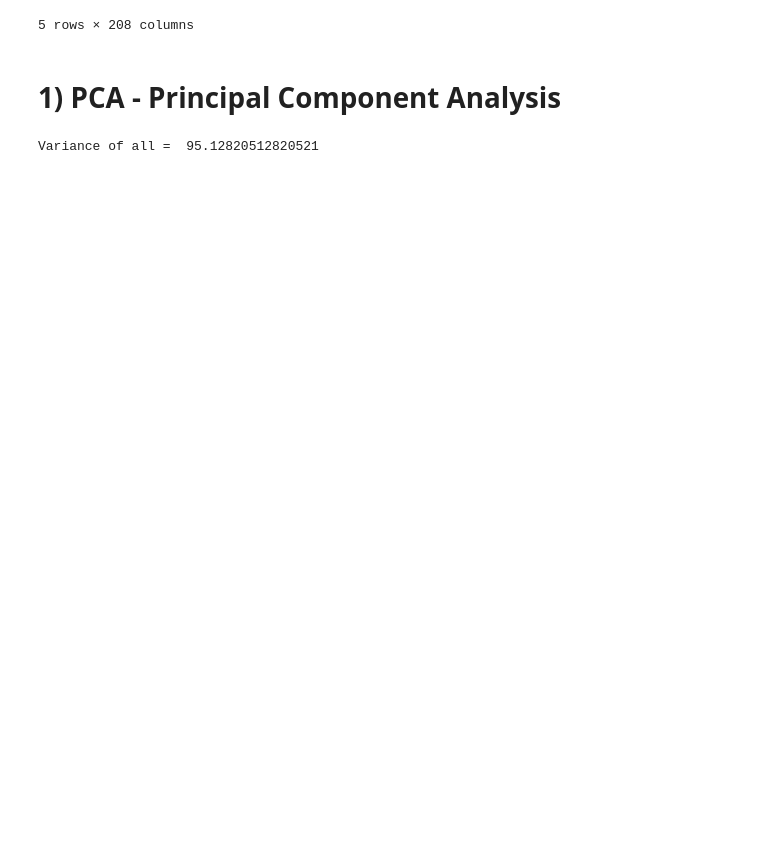
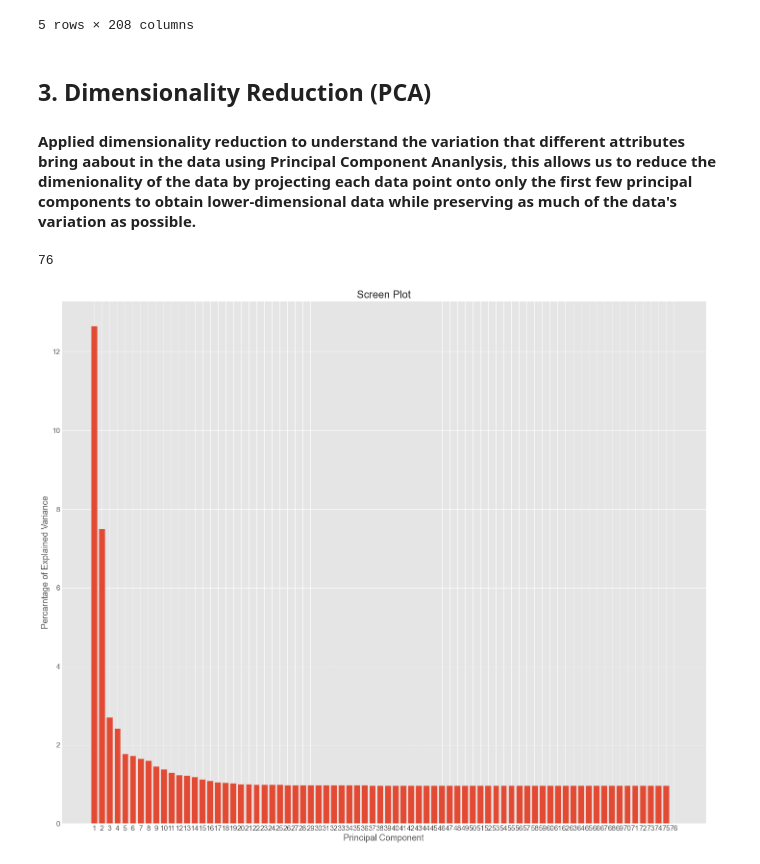
Before and after one commit to puneettokhi/CMPE255, a Jupyter notebook: college_major_analysis.ipynb, the cells around one changed output. Cells and saved outputs as stored; diff of their text form; code cells hidden in the pictures; blank space fills up the shorter version.

```diff
--- a/college_major_analysis.ipynb
+++ b/college_major_analysis.ipynb
@@ -806,7 +795,8 @@ df.head()
 | 4 | 29317 | 22828 | 18747 | 2265 | 0.090264 | 60000 | 40000 | 85000.0 | ... |
 5 rows × 208 columns
 # %% [markdown]
-# **1) PCA - Principal Component Analysis**
+## 3. Dimensionality Reduction (PCA)
+<h4>Applied dimensionality reduction to understand the variation that different attributes bring aabout in the data using Principal Component Ananlysis, this allows us to reduce the dimenionality of the data by projecting each data point onto only the first few principal components to obtain lower-dimensional data while preserving as much of the data's variation as possible.</h4>
 # %%
 #create the object
 scaler =  StandardScaler()
@@ -821,6 +809,20 @@ pca = PCA(n_components= .95 ,random_state = 2020)
 pca.fit(X_scaled)
 X_pca = pca.transform(X_scaled)
 # %%
-print('Variance of all = ', sum(pca.explained_variance_ratio_*100))
+per_var = np.round(pca.explained_variance_ratio_*100, decimals=2)
+labels = ['PC'+str(x) for x in range(1,len(per_var)+1)]
+l1=[str(x) for x in range(1,len(per_var)+1)]
+
+print(len(per_var))
+
+plt.rcParams.update({'font.size': 15})
+
+plt.bar(x=range(1,len(per_var)+1), height=per_var,tick_label=l1)
+plt.ylabel("Percarntage of Explained Variance")
+plt.xlabel("Principal Component")
+plt.title("Screen Plot")
+plt.rcParams["figure.figsize"] = (24,20)
+plt.show()
 # %% [output]
-Variance of all =  95.12820512820521
+76
+[figure, added]
```
Also changed, not shown: parts of 46 cells of this notebook.
